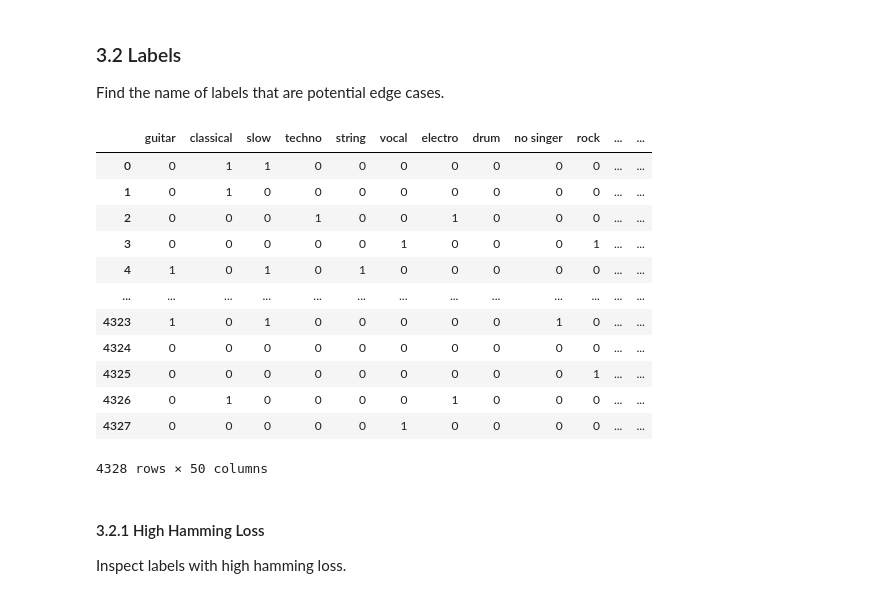
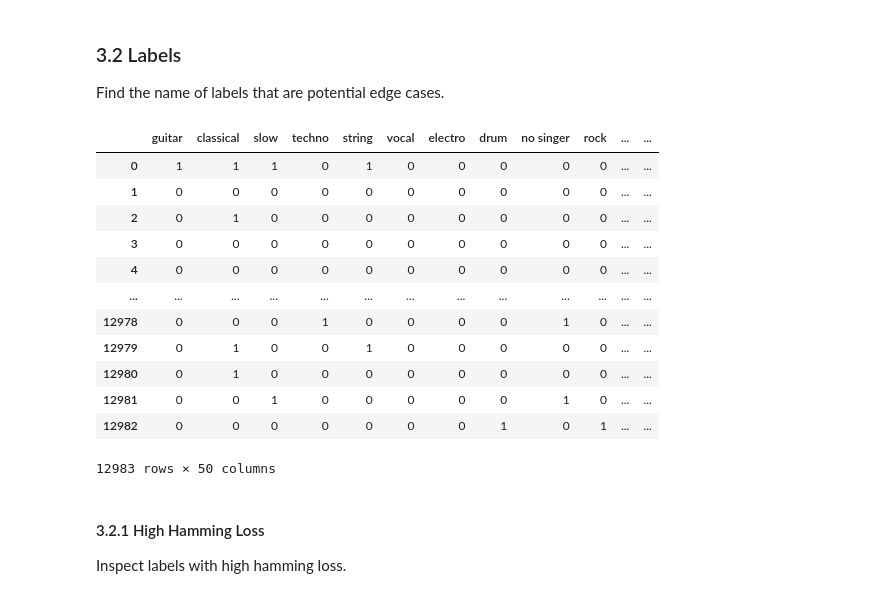
Before and after one commit to syeon0928/tagging-music-sequences, a Jupyter notebook: notebooks/evaluation.ipynb, the cells around one changed output. Cells and saved outputs as stored; diff of their text form; code cells hidden in the pictures.

```diff
--- a/notebooks/evaluation.ipynb
+++ b/notebooks/evaluation.ipynb
@@ -603,30 +602,30 @@ Listen to the audio files and check transformed form. Perhaps in preprocessing.
 Find the name of labels that are potential edge cases.
 # %%
 # Load labels file
-test_labels_df = pd.read_csv('../data/mtat_test_label.csv')
+train_labels_df = pd.read_csv('../data/mtat_train_label.csv')
 
 # Drop the first column (Unnamed: 0) and the last column ('filepath')
 # The model only uses the labels and not the first and last column of the csv
-test_labels_df.drop(columns=['Unnamed: 0', 'filepath'], inplace=True)
+train_labels_df.drop(columns=['Unnamed: 0', 'filepath'], inplace=True)
 
 # Convert all boolean columns to integers
-test_labels_df = test_labels_df.astype(int)
+train_labels_df = train_labels_df.astype(int)
 
-test_labels_df
+train_labels_df
 # %% [output]
 |  | guitar | classical | slow | techno | string | vocal | electro | drum | no singer | rock | ... | ... |
-| 0 | 0 | 1 | 1 | 0 | 0 | 0 | 0 | 0 | 0 | 0 | ... | ... |
-| 1 | 0 | 1 | 0 | 0 | 0 | 0 | 0 | 0 | 0 | 0 | ... | ... |
-| 2 | 0 | 0 | 0 | 1 | 0 | 0 | 1 | 0 | 0 | 0 | ... | ... |
-| 3 | 0 | 0 | 0 | 0 | 0 | 1 | 0 | 0 | 0 | 1 | ... | ... |
-| 4 | 1 | 0 | 1 | 0 | 1 | 0 | 0 | 0 | 0 | 0 | ... | ... |
+| 0 | 1 | 1 | 1 | 0 | 1 | 0 | 0 | 0 | 0 | 0 | ... | ... |
+| 1 | 0 | 0 | 0 | 0 | 0 | 0 | 0 | 0 | 0 | 0 | ... | ... |
+| 2 | 0 | 1 | 0 | 0 | 0 | 0 | 0 | 0 | 0 | 0 | ... | ... |
+| 3 | 0 | 0 | 0 | 0 | 0 | 0 | 0 | 0 | 0 | 0 | ... | ... |
+| 4 | 0 | 0 | 0 | 0 | 0 | 0 | 0 | 0 | 0 | 0 | ... | ... |
 | ... | ... | ... | ... | ... | ... | ... | ... | ... | ... | ... | ... | ... |
-| 4323 | 1 | 0 | 1 | 0 | 0 | 0 | 0 | 0 | 1 | 0 | ... | ... |
-| 4324 | 0 | 0 | 0 | 0 | 0 | 0 | 0 | 0 | 0 | 0 | ... | ... |
-| 4325 | 0 | 0 | 0 | 0 | 0 | 0 | 0 | 0 | 0 | 1 | ... | ... |
-| 4326 | 0 | 1 | 0 | 0 | 0 | 0 | 1 | 0 | 0 | 0 | ... | ... |
-| 4327 | 0 | 0 | 0 | 0 | 0 | 1 | 0 | 0 | 0 | 0 | ... | ... |
+| 12978 | 0 | 0 | 0 | 1 | 0 | 0 | 0 | 0 | 1 | 0 | ... | ... |
+| 12979 | 0 | 1 | 0 | 0 | 1 | 0 | 0 | 0 | 0 | 0 | ... | ... |
+| 12980 | 0 | 1 | 0 | 0 | 0 | 0 | 0 | 0 | 0 | 0 | ... | ... |
+| 12981 | 0 | 0 | 1 | 0 | 0 | 0 | 0 | 0 | 1 | 0 | ... | ... |
+| 12982 | 0 | 0 | 0 | 0 | 0 | 0 | 0 | 1 | 0 | 1 | ... | ... |
-4328 rows × 50 columns
+12983 rows × 50 columns
 # %% [markdown]
 #### 3.2.1 High Hamming Loss
 Inspect labels with high hamming loss.
```
Also changed, not shown: parts of 9 cells of this notebook.
